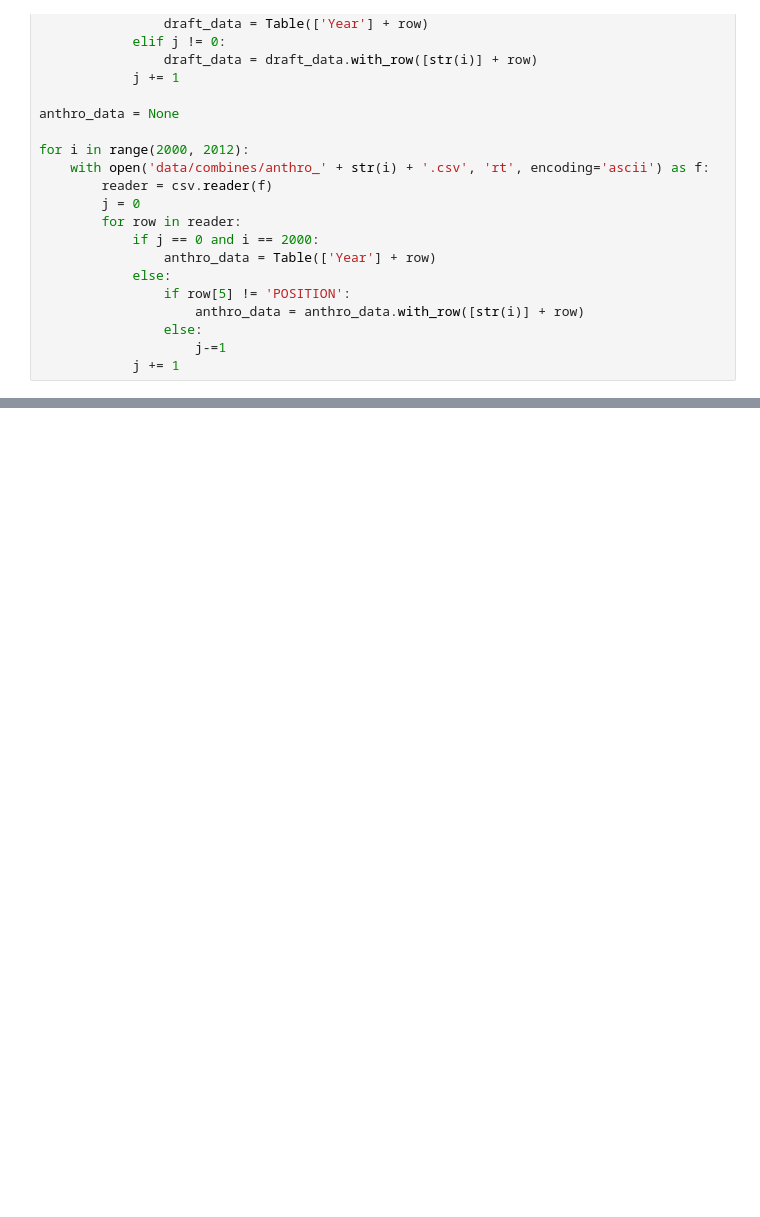
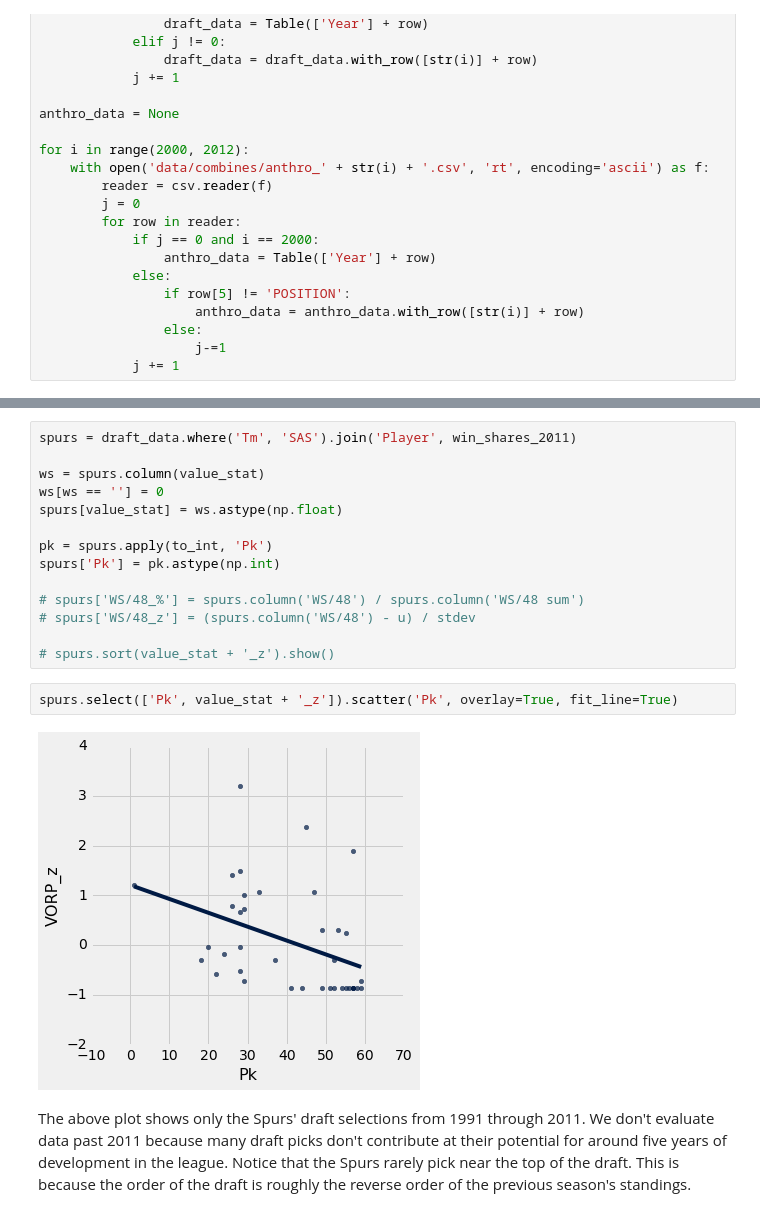
Before and after one commit to canzhiye/nba-draft-adages, a Jupyter notebook: spurs.ipynb, the cells around one changed output, grey strips where cells are left out. Cells and saved outputs as stored; diff of their text form; blank space fills up the shorter version.

```diff
--- a/spurs.ipynb
+++ b/spurs.ipynb
@@ -368,0 +300,20 @@ empirical_p_value
+# %%
+spurs = draft_data.where('Tm', 'SAS').join('Player', win_shares_2011)
+
+ws = spurs.column(value_stat)
+ws[ws == ''] = 0
+spurs[value_stat] = ws.astype(np.float)
+
+pk = spurs.apply(to_int, 'Pk')
+spurs['Pk'] = pk.astype(np.int)
+
+# spurs['WS/48_%'] = spurs.column('WS/48') / spurs.column('WS/48 sum')
+# spurs['WS/48_z'] = (spurs.column('WS/48') - u) / stdev
+
+# spurs.sort(value_stat + '_z').show()
+# %%
+spurs.select(['Pk', value_stat + '_z']).scatter('Pk', overlay=True, fit_line=True)
+# %% [output]
+[figure, added]
+# %% [markdown]
+The above plot shows only the Spurs' draft selections from 1991 through 2011. We don't evaluate data past 2011 because many draft picks don't contribute at their potential for around five years of development in the league. Notice that the Spurs rarely pick near the top of the draft. This is because the order of the draft is roughly the reverse order of the previous season's standings.
```
Also changed, not shown: parts of 53 cells of this notebook, 5 other files.
